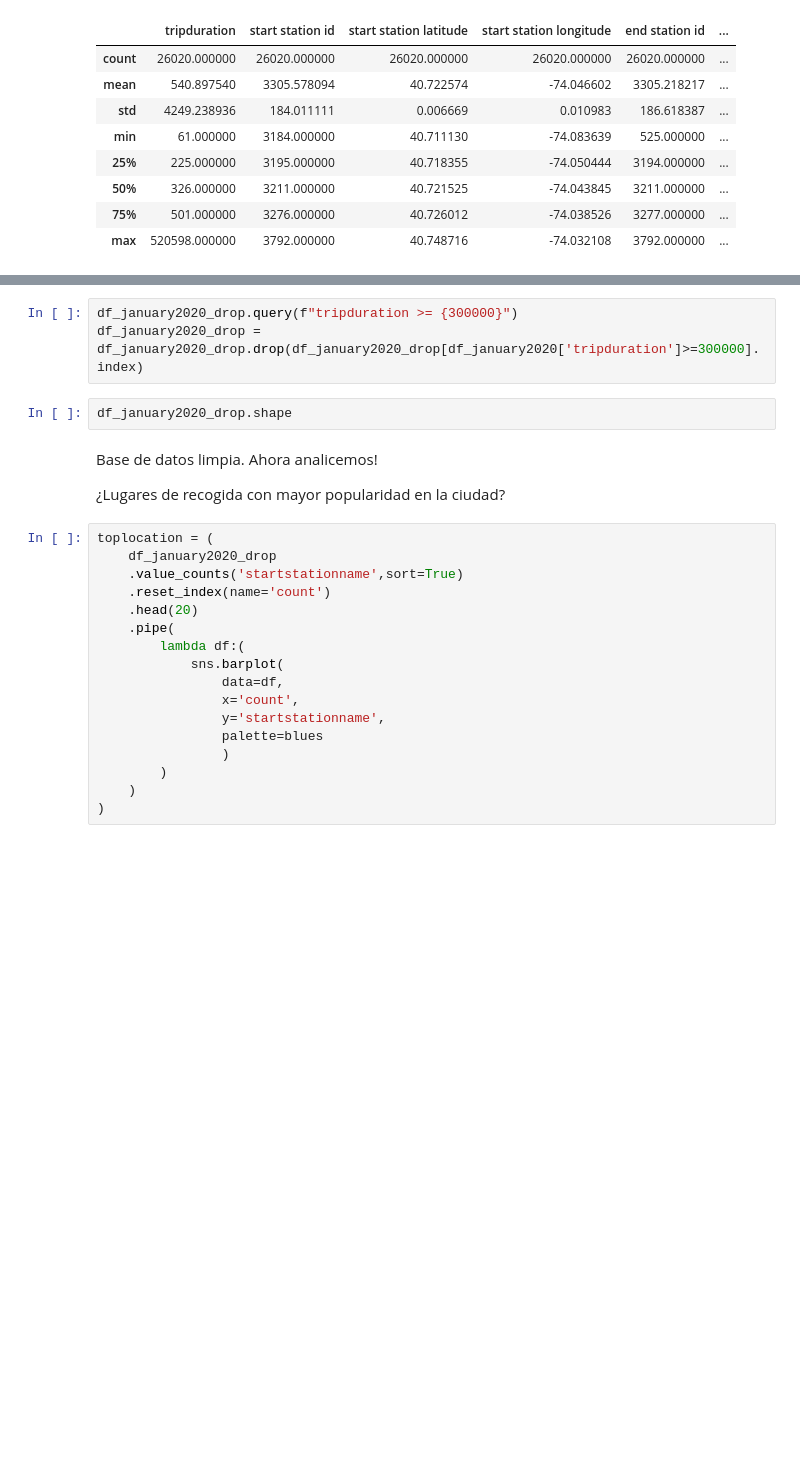
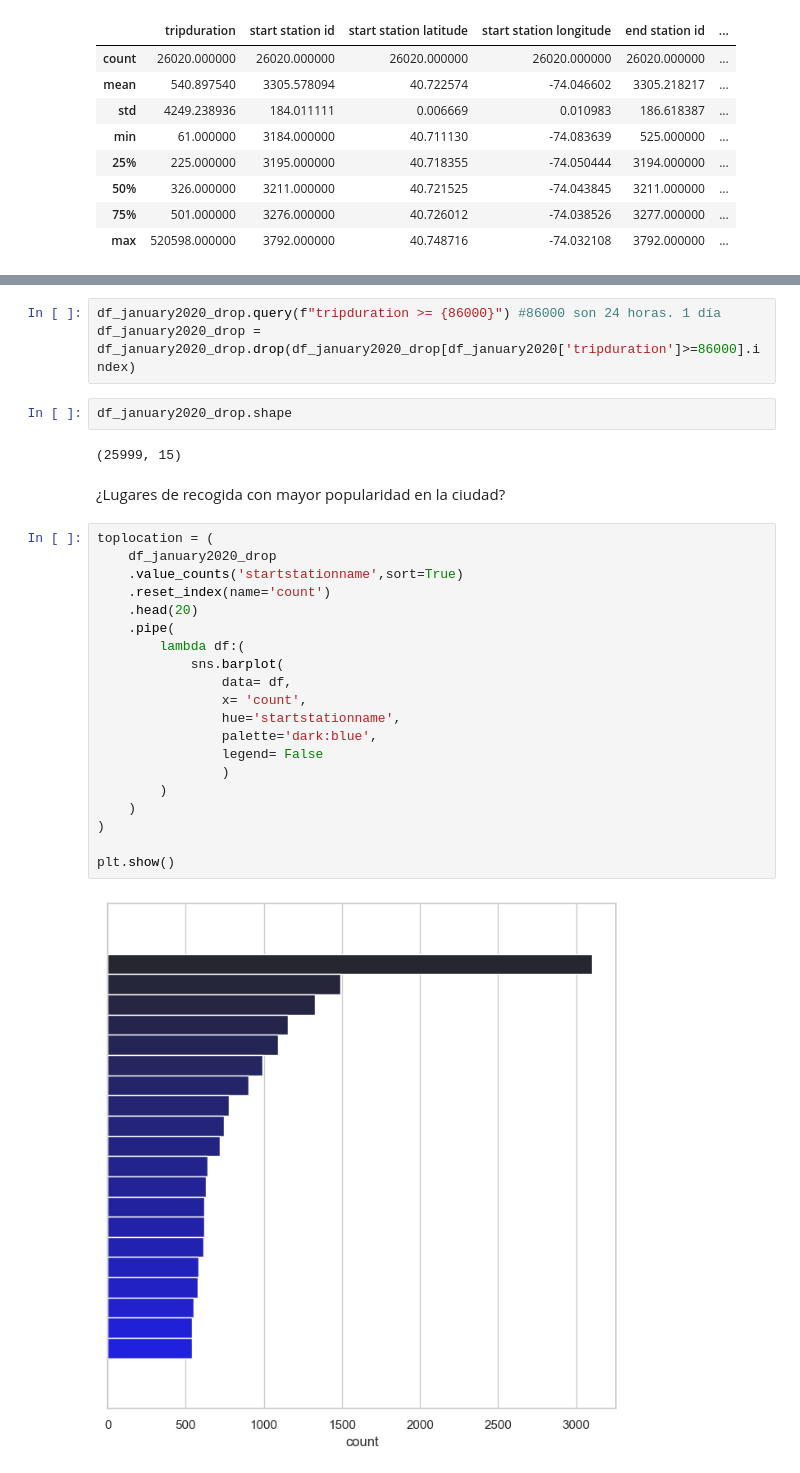
Before and after one commit to solfontan/Capital_Bikeshare_EDA, a Jupyter notebook: analisis_de_datos.ipynb, the cells around one changed output, grey strips where cells are left out. Drawn from its saved outputs; the diff is of its cells as text; blank space fills up the shorter version.

Commit message:
5/11 avanzando con los datos en su limpieza

```diff
--- a/analisis_de_datos.ipynb
+++ b/analisis_de_datos.ipynb
@@ -163,26 +200,33 @@ df_january2020_drop = df_january2020.drop(df_january2020[df_january2020['birthye
 # %%
-df_january2020_drop.query(f"tripduration >= {300000}")
-df_january2020_drop = df_january2020_drop.drop(df_january2020_drop[df_january2020['tripduration']>=300000].index)
+df_january2020_drop.query(f"tripduration >= {86000}") #86000 son 24 horas. 1 día
+df_january2020_drop = df_january2020_drop.drop(df_january2020_drop[df_january2020['tripduration']>=86000].index)
 # %%
 df_january2020_drop.shape
+# %% [output]
+(25999, 15)
 # %% [markdown]
-Base de datos limpia. Ahora analicemos!
+
 
 ¿Lugares de recogida con mayor popularidad en la ciudad?
 # %%
 toplocation = (
     df_january2020_drop
     .value_counts('startstationname',sort=True)
     .reset_index(name='count')
     .head(20)
     .pipe(
         lambda df:(
             sns.barplot(
-                data=df,
-                x='count',
-                y='startstationname',
-                palette=blues
+                data= df,
+                x= 'count',
+                hue='startstationname',
+                palette='dark:blue',
+                legend= False
                 )
         )
     )
 )
+
+plt.show()
+# %% [output]
+[figure, added]
```
Also changed, not shown: parts of 9 cells of this notebook, 1 other file.
